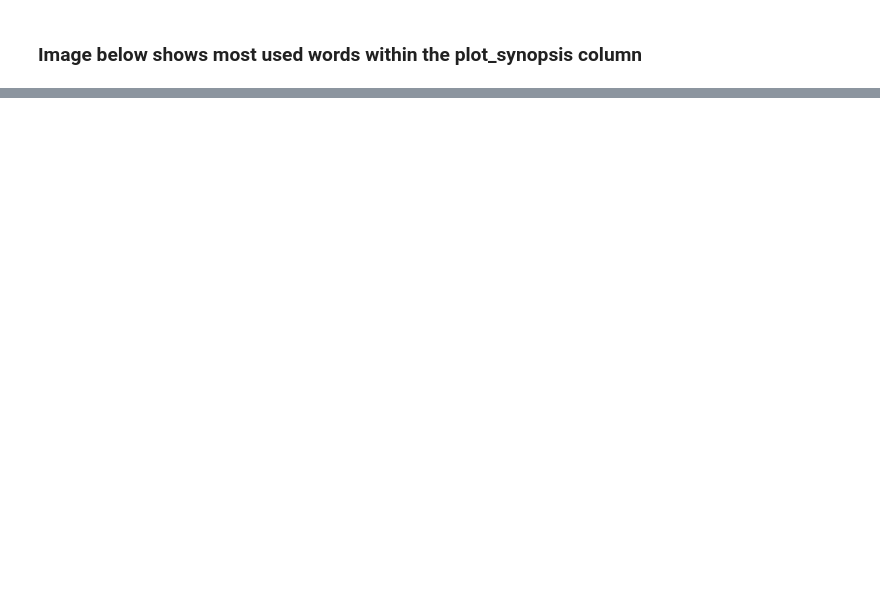
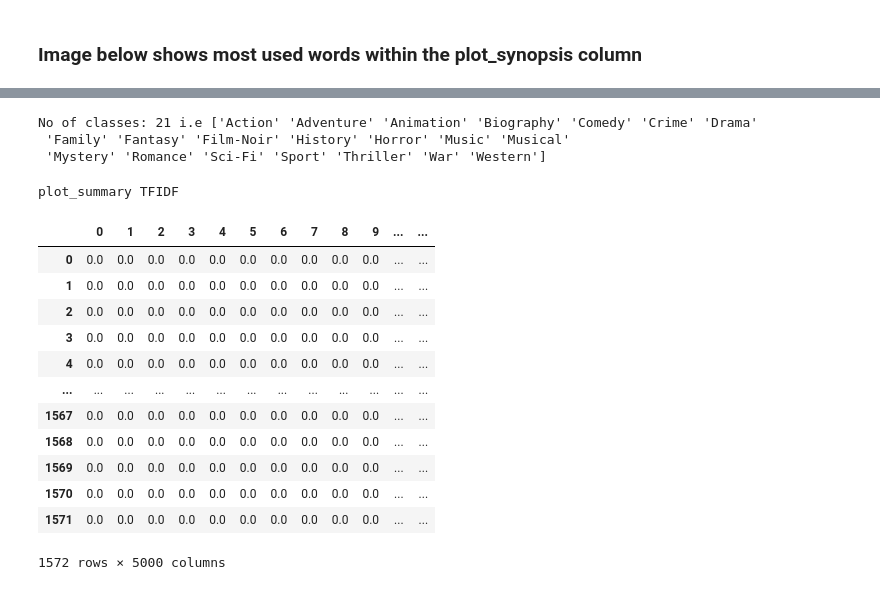
Before and after one commit to evans123456/IMDB-Multilabel-genre-classification-NLP-, a Jupyter notebook: NLP-groupwork.ipynb, the cells around one changed output, grey strips where cells are left out. Cells and saved outputs as stored; diff of their text form; code cells hidden in the pictures; blank space fills up the shorter version.

```diff
--- a/NLP-groupwork.ipynb
+++ b/NLP-groupwork.ipynb
@@ -203,0 +245,27 @@ plt.imshow(wordcloud)
+# %%
+print("No of classes: {} i.e {} ".format(len(multilabel.classes_), multilabel.classes_))
+# %% [output]
+No of classes: 21 i.e ['Action' 'Adventure' 'Animation' 'Biography' 'Comedy' 'Crime' 'Drama'
+ 'Family' 'Fantasy' 'Film-Noir' 'History' 'Horror' 'Music' 'Musical'
+ 'Mystery' 'Romance' 'Sci-Fi' 'Sport' 'Thriller' 'War' 'Western']
+# %%
+# TfidfVectorizer -> term frequency multiplication with inverse document frequency
+tfidf = TfidfVectorizer(analyzer="word",max_features=5000, ngram_range=(1,1), stop_words="english")#if word is selected, tokenization will be done word by word, if char is selected ....
+sum_tfidf = tfidf.fit_transform(movieDetails["plot_summary"]).toarray()
+print("plot_summary TFIDF")
+pd.DataFrame(sum_tfidf)
+# %% [output]
+plot_summary TFIDF
+|  | 0 | 1 | 2 | 3 | 4 | 5 | 6 | 7 | 8 | 9 | ... | ... |
+| 0 | 0.0 | 0.0 | 0.0 | 0.0 | 0.0 | 0.0 | 0.0 | 0.0 | 0.0 | 0.0 | ... | ... |
+| 1 | 0.0 | 0.0 | 0.0 | 0.0 | 0.0 | 0.0 | 0.0 | 0.0 | 0.0 | 0.0 | ... | ... |
+| 2 | 0.0 | 0.0 | 0.0 | 0.0 | 0.0 | 0.0 | 0.0 | 0.0 | 0.0 | 0.0 | ... | ... |
+| 3 | 0.0 | 0.0 | 0.0 | 0.0 | 0.0 | 0.0 | 0.0 | 0.0 | 0.0 | 0.0 | ... | ... |
+| 4 | 0.0 | 0.0 | 0.0 | 0.0 | 0.0 | 0.0 | 0.0 | 0.0 | 0.0 | 0.0 | ... | ... |
+| ... | ... | ... | ... | ... | ... | ... | ... | ... | ... | ... | ... | ... |
+| 1567 | 0.0 | 0.0 | 0.0 | 0.0 | 0.0 | 0.0 | 0.0 | 0.0 | 0.0 | 0.0 | ... | ... |
+| 1568 | 0.0 | 0.0 | 0.0 | 0.0 | 0.0 | 0.0 | 0.0 | 0.0 | 0.0 | 0.0 | ... | ... |
+| 1569 | 0.0 | 0.0 | 0.0 | 0.0 | 0.0 | 0.0 | 0.0 | 0.0 | 0.0 | 0.0 | ... | ... |
+| 1570 | 0.0 | 0.0 | 0.0 | 0.0 | 0.0 | 0.0 | 0.0 | 0.0 | 0.0 | 0.0 | ... | ... |
+| 1571 | 0.0 | 0.0 | 0.0 | 0.0 | 0.0 | 0.0 | 0.0 | 0.0 | 0.0 | 0.0 | ... | ... |
+1572 rows × 5000 columns
```
Also changed, not shown: parts of 21 cells of this notebook.
